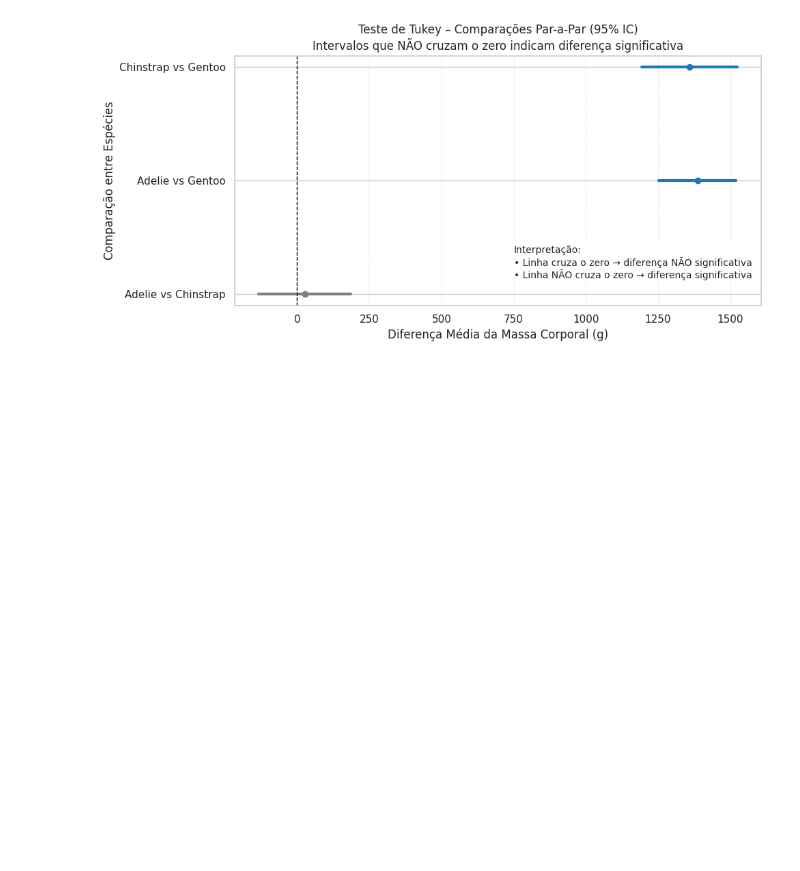
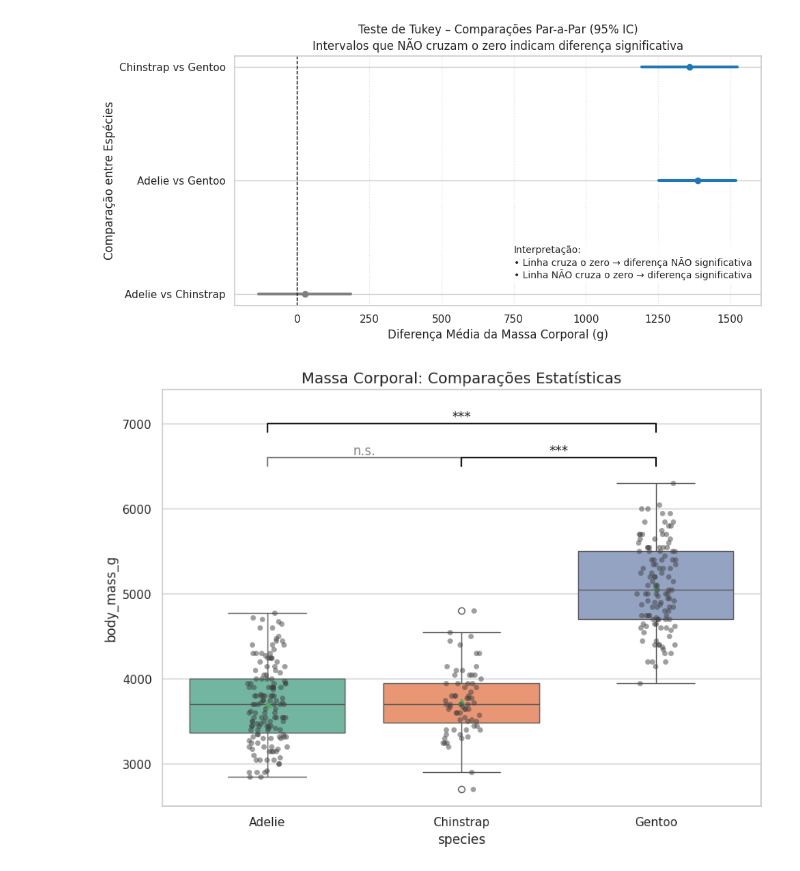
Before and after one commit to SantosRAC/intro_estatistica_python_2026, a Jupyter notebook: aulas/dia_03/code.ipynb, the cells around one changed output. Drawn from its saved outputs; the diff is of its cells as text; code cells hidden in the pictures; blank space fills up the shorter version.

Commit message:
dia 05: include images and t-student

```diff
--- a/aulas/dia_03/code.ipynb
+++ b/aulas/dia_03/code.ipynb
@@ -454,3 +454,59 @@ plt.tight_layout()
 plt.show()
 # %% [output]
 [figure]
+# %%
+#| echo: true
+#| output-location: slide
+
+# Preparando os dados
+species = ['Adelie', 'Chinstrap', 'Gentoo']
+data_groups = [penguins[penguins['species'] == s]['body_mass_g'] for s in species]
+
+# Configuração do gráfico
+plt.figure(figsize=(10, 7))
+
+ax = sns.boxplot(
+    x='species', y='body_mass_g', hue='species',
+    data=penguins, palette="Set2", showmeans=True, legend=False
+)
+sns.stripplot(x='species', y='body_mass_g', data=penguins, color=".25", alpha=0.5, jitter=True)
+
+# Função auxiliar para desenhar a barra de significância
+def annotate_significance(x1, x2, y, p_value):
+    h = 100  # altura da barra (bracket)
+    col = 'k' if p_value < 0.05 else 'gray'
+
+    # Desenha a linha
+    plt.plot([x1, x1, x2, x2], [y, y+h, y+h, y], lw=1.5, c=col)
+
+    # Define o texto (* ou n.s.)
+    if p_value < 0.001: text = "***"
+    elif p_value < 0.01: text = "**"
+    elif p_value < 0.05: text = "*"
+    else: text = "n.s."
+
+    plt.text((x1+x2)*.5, y+h, text, ha='center', va='bottom', color=col, fontsize=12)
+
+# Definindo alturas para não sobrepor as barras
+y_max = penguins['body_mass_g'].max() + 200
+h_step = 400
+
+# Comparações manuais (t-test independente)
+# 1. Adelie (0) vs Chinstrap (1)
+stat, p1 = stats.ttest_ind(data_groups[0], data_groups[1])
+annotate_significance(0, 1, y_max, p1)
+
+# 2. Chinstrap (1) vs Gentoo (2)
+stat, p2 = stats.ttest_ind(data_groups[1], data_groups[2])
+annotate_significance(1, 2, y_max, p2)
+
+# 3. Adelie (0) vs Gentoo (2) - Barra mais alta
+stat, p3 = stats.ttest_ind(data_groups[0], data_groups[2])
+annotate_significance(0, 2, y_max + h_step, p3)
+
+# Ajuste do eixo Y para caber as anotações
+plt.ylim(penguins['body_mass_g'].min() - 200, y_max + h_step + 500)
+plt.title('Massa Corporal: Comparações Estatísticas', fontsize=14)
+plt.show()
+# %% [output]
+[figure, added]
```
Also changed, not shown: parts of 1 cell of this notebook, 16 other files.
